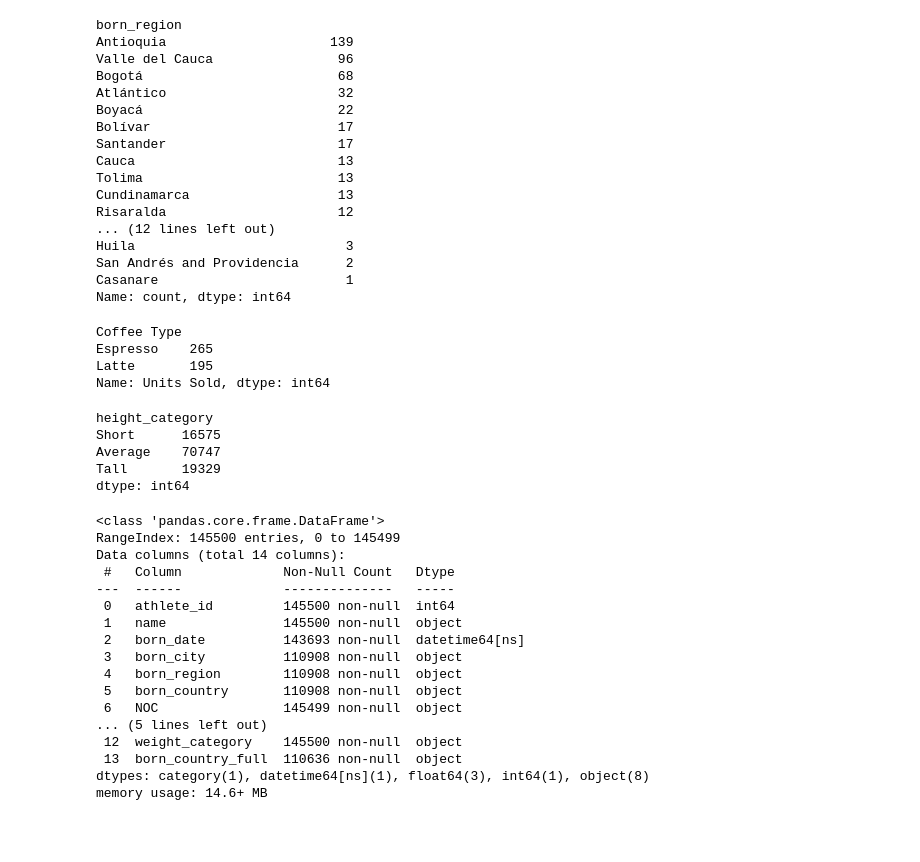
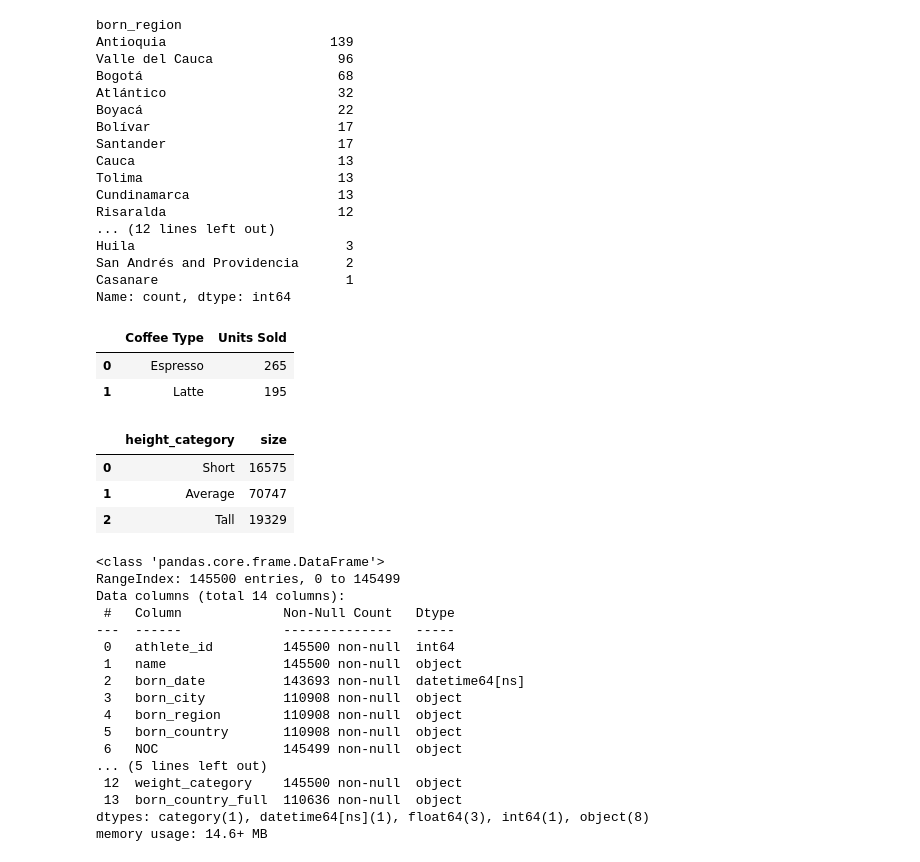
Before and after one commit to mbarbag/pandas-comprehensive-tutorial, a Jupyter notebook: pandas_comprehensive_tutorial.ipynb, the cells around one changed output. Cells and saved outputs as stored; diff of their text form; code cells hidden in the pictures; blank space fills up the shorter version.

```diff
--- a/pandas_comprehensive_tutorial.ipynb
+++ b/pandas_comprehensive_tutorial.ipynb
@@ -754,23 +754,21 @@ Name: count, dtype: int64
 # GROUP BY operations: Split-Apply-Combine pattern
 # Group by coffee type and sum the units sold for each type
 # This shows total sales volume per coffee variety
-coffee.groupby(['Coffee Type'])['Units Sold'].sum()
+coffee.groupby(['Coffee Type'], as_index=False)['Units Sold'].sum()
 # %% [output]
-Coffee Type
-Espresso    265
-Latte       195
-Name: Units Sold, dtype: int64
+|  | Coffee Type | Units Sold |
+| 0 | Espresso | 265 |
+| 1 | Latte | 195 |
 # %%
 # Count number of people in each height category
 # .size() counts all rows in each group (including NaN values)
 # Alternative: .count() would exclude NaN values
-bios_new.groupby(['height_category']).size()
+bios_new.groupby(['height_category'], as_index=False).size()
 # %% [output]
-height_category
-Short      16575
-Average    70747
-Tall       19329
-dtype: int64
+|  | height_category | size |
+| 0 | Short | 16575 |
+| 1 | Average | 70747 |
+| 2 | Tall | 19329 |
 # %%
 bios_new.info()
 # %% [output]
```
Also changed, not shown: parts of 1 cell of this notebook.
